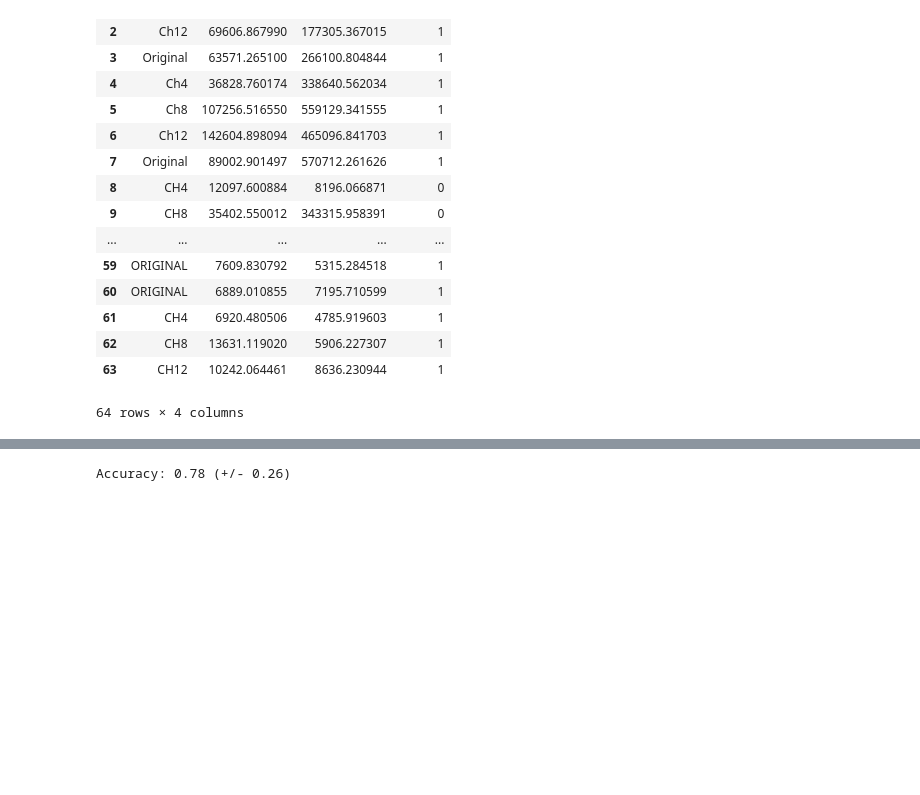
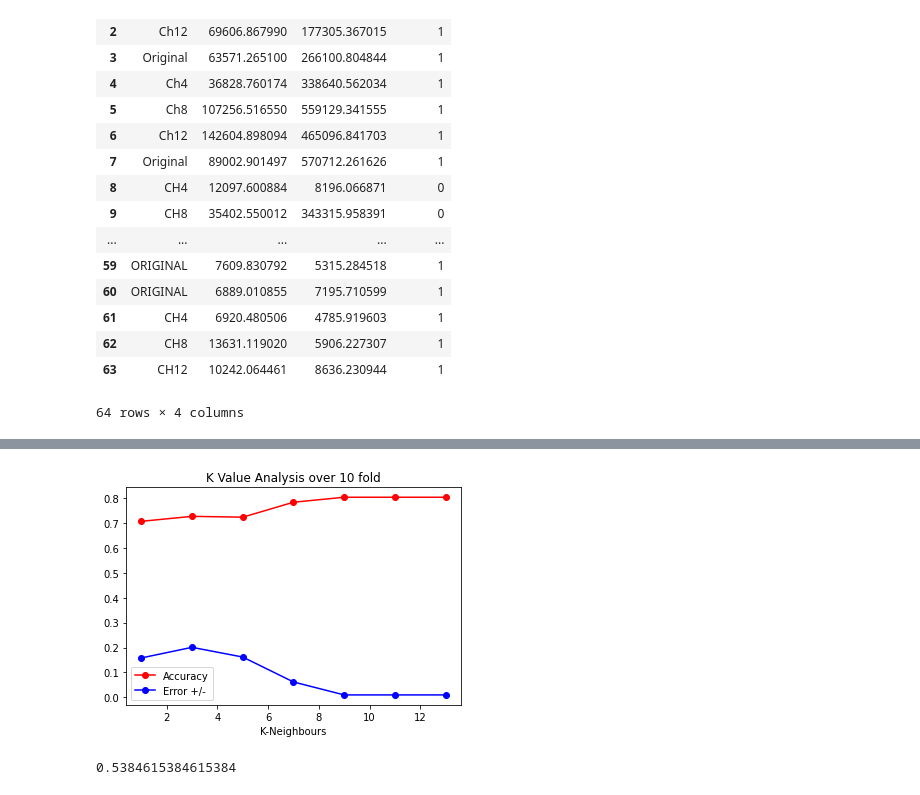
Before and after one commit to EASantos21/Spring-Research-2022, a Jupyter notebook: model-analysis.ipynb, the cells around one changed output, grey strips where cells are left out. Saved outputs shown, nothing was run; the diff lists cells and outputs as text; code cells hidden in the pictures; blank space fills up the shorter version.

Commit message:
Made K-Value Analysis for KNN section

```diff
--- a/model-analysis.ipynb
+++ b/model-analysis.ipynb
@@ -70,0 +79,18 @@ df = df.drop(columns = 'Channel', axis = 1)
+# %%
+# Splitting the data set into training and testing
+X_train, X_test, y_train, y_test = train_test_split(df, df['Results'], test_size = 0.2, random_state = 42)
+# %%
+n = 0
+k_value = 0
+K_Neighbours = []
+Accuracy = []
+Deviation = []
+while k_value != 13:
+    k_value = 2 * n + 1
+    n += 1
+    KNN_Model = KNeighborsClassifier(n_neighbors = k_value)
+    scores = cross_val_score(KNN_Model, X_train, y_train, cv = 10)
+    K_Neighbours.append(k_value)
+    Accuracy.append(scores.mean())
+    Deviation.append(scores.std())
+    print("K Neighbours: %0.2f, Accuracy: %0.2f (+/- %0.2f)" % (k_value, scores.mean(), scores.std() * 2))
@@ -71,9 +105,20 @@ df = df.drop(columns = 'Channel', axis = 1)
+# %%
+
+plt.title("K Value Analysis over 10 fold")
+plt.xlabel("K-Neighbours")
+plt.plot(K_Neighbours, Accuracy, marker = 'o', label = "Accuracy", color = "red")
+plt.plot(K_Neighbours, Deviation, marker = 'o', label = "Error +/-", color = "blue")
+plt.legend()
+plt.show()
+# %% [output]
+[figure, added]
 # %%
 # Splitting the data set into training and testing
-X_train, X_test, y_train, y_test = train_test_split(df, df['Results'], test_size = 0.2, random_state = 2)
+X_train, X_test, y_train, y_test = train_test_split(df, df['Results'], test_size = 0.2, random_state = 42)
 
-KNN_Model = KNeighborsClassifier(n_neighbors = 9)
-scores = cross_val_score(KNN_Model, X_train, y_train, cv = 10)
-print("Accuracy: %0.2f (+/- %0.2f)" % (scores.mean(), scores.std() * 2))
+KNN_Model = KNeighborsClassifier(n_neighbors = 13)
+KNN_Model = KNN_Model.fit(X_train, y_train)
+testPred = KNN_Model.predict(X_test)
+metrics.accuracy_score(y_test, testPred)
 # %% [output]
-Accuracy: 0.78 (+/- 0.26)
+0.5384615384615384
```
Also changed, not shown: parts of 6 cells of this notebook.
